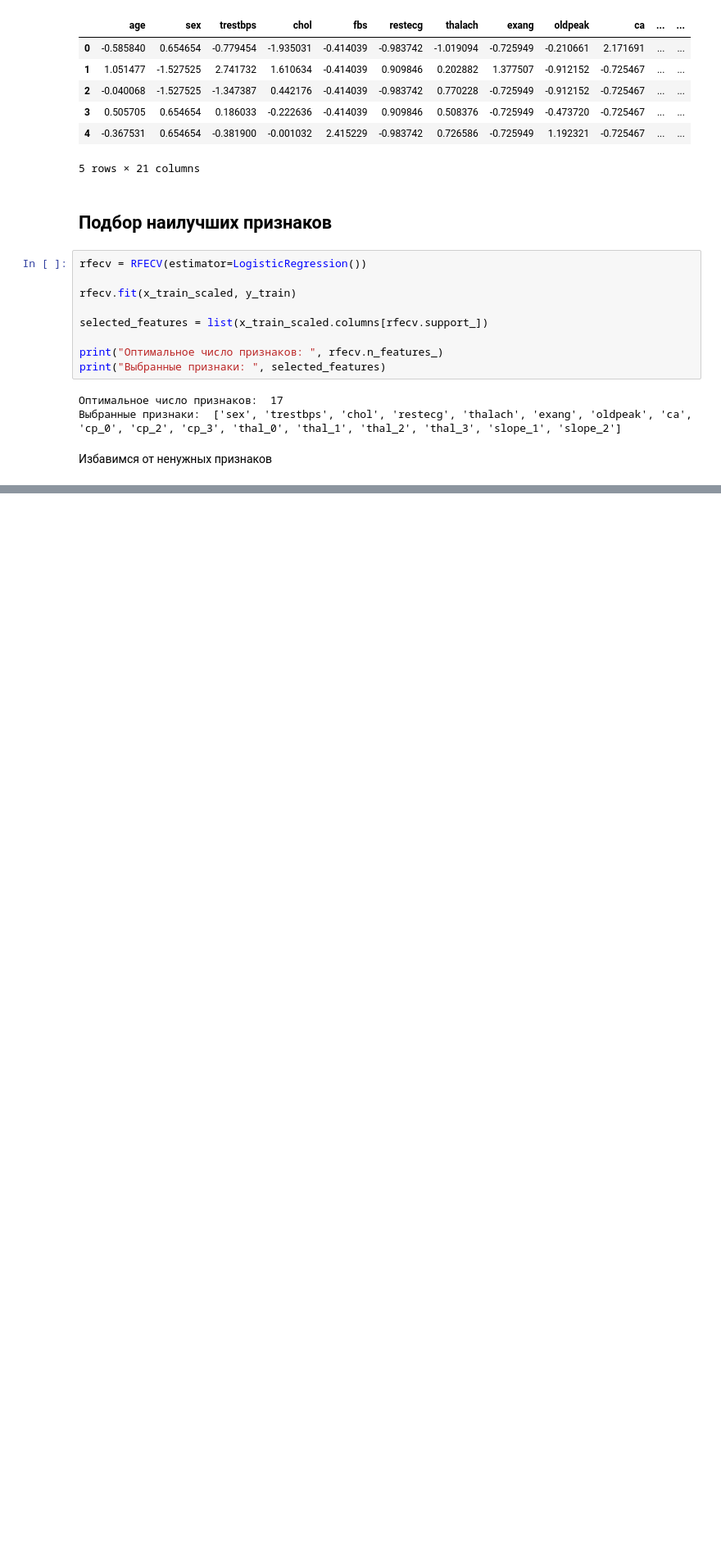
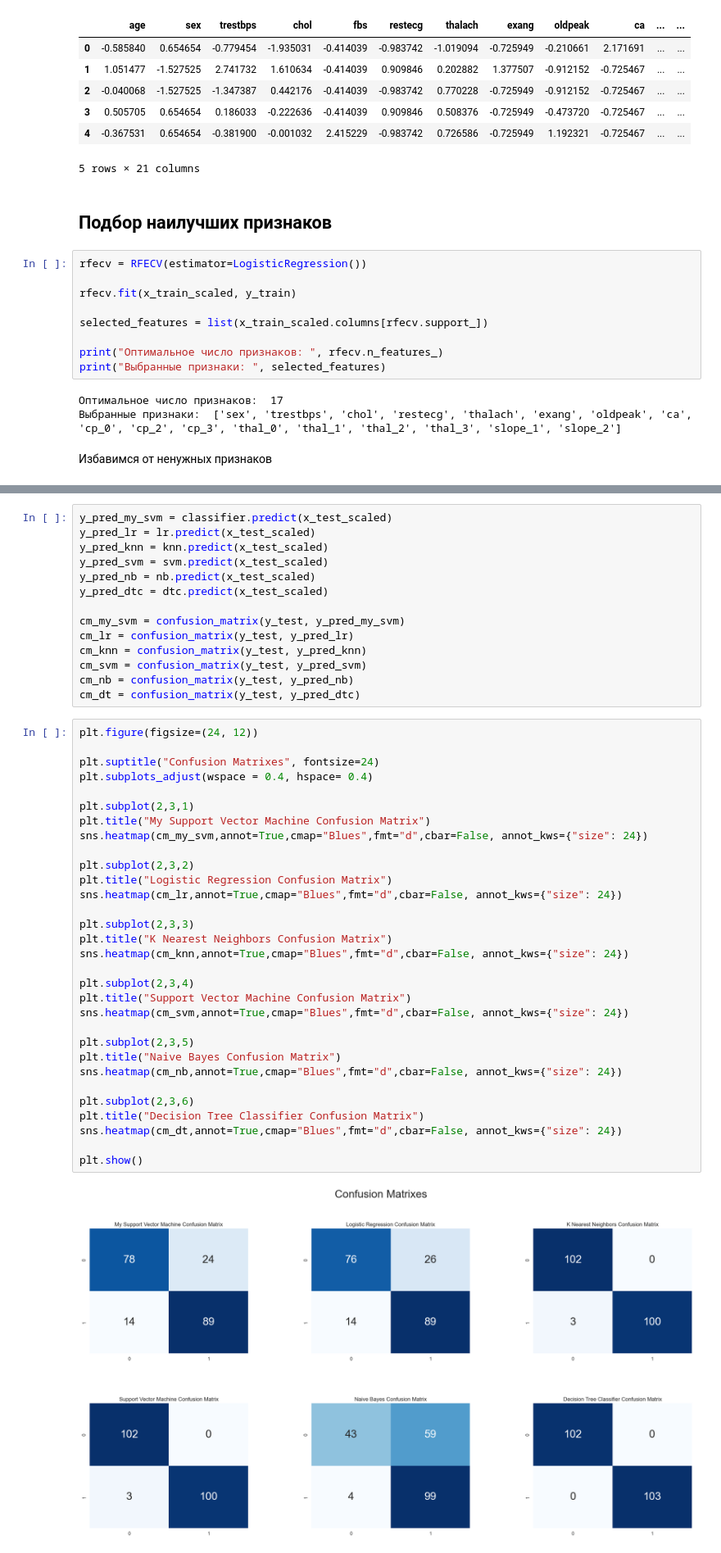
Before and after one commit to bozhnyukAlex/MachineLearning, a Jupyter notebook: tasks/Classification.ipynb, the cells around one changed output, grey strips where cells are left out. Shown at 82% size. Cells and saved outputs as stored; diff of their text form; blank space fills up the shorter version.

```diff
--- a/tasks/Classification.ipynb
+++ b/tasks/Classification.ipynb
@@ -371,0 +598,47 @@ Test Accuracy of SVM Algorithm: 0.8537
+# %%
+y_pred_my_svm = classifier.predict(x_test_scaled)
+y_pred_lr = lr.predict(x_test_scaled)
+y_pred_knn = knn.predict(x_test_scaled)
+y_pred_svm = svm.predict(x_test_scaled)
+y_pred_nb = nb.predict(x_test_scaled)
+y_pred_dtc = dtc.predict(x_test_scaled)
+
+cm_my_svm = confusion_matrix(y_test, y_pred_my_svm)
+cm_lr = confusion_matrix(y_test, y_pred_lr)
+cm_knn = confusion_matrix(y_test, y_pred_knn)
+cm_svm = confusion_matrix(y_test, y_pred_svm)
+cm_nb = confusion_matrix(y_test, y_pred_nb)
+cm_dt = confusion_matrix(y_test, y_pred_dtc)
+# %%
+plt.figure(figsize=(24, 12))
+
+plt.suptitle("Confusion Matrixes", fontsize=24)
+plt.subplots_adjust(wspace = 0.4, hspace= 0.4)
+
+plt.subplot(2,3,1)
+plt.title("My Support Vector Machine Confusion Matrix")
+sns.heatmap(cm_my_svm,annot=True,cmap="Blues",fmt="d",cbar=False, annot_kws={"size": 24})
+
+plt.subplot(2,3,2)
+plt.title("Logistic Regression Confusion Matrix")
+sns.heatmap(cm_lr,annot=True,cmap="Blues",fmt="d",cbar=False, annot_kws={"size": 24})
+
+plt.subplot(2,3,3)
+plt.title("K Nearest Neighbors Confusion Matrix")
+sns.heatmap(cm_knn,annot=True,cmap="Blues",fmt="d",cbar=False, annot_kws={"size": 24})
+
+plt.subplot(2,3,4)
+plt.title("Support Vector Machine Confusion Matrix")
+sns.heatmap(cm_svm,annot=True,cmap="Blues",fmt="d",cbar=False, annot_kws={"size": 24})
+
+plt.subplot(2,3,5)
+plt.title("Naive Bayes Confusion Matrix")
+sns.heatmap(cm_nb,annot=True,cmap="Blues",fmt="d",cbar=False, annot_kws={"size": 24})
+
+plt.subplot(2,3,6)
+plt.title("Decision Tree Classifier Confusion Matrix")
+sns.heatmap(cm_dt,annot=True,cmap="Blues",fmt="d",cbar=False, annot_kws={"size": 24})
+
+plt.show()
+# %% [output]
+[figure, added]
```
Also changed, not shown: parts of 35 cells of this notebook.
